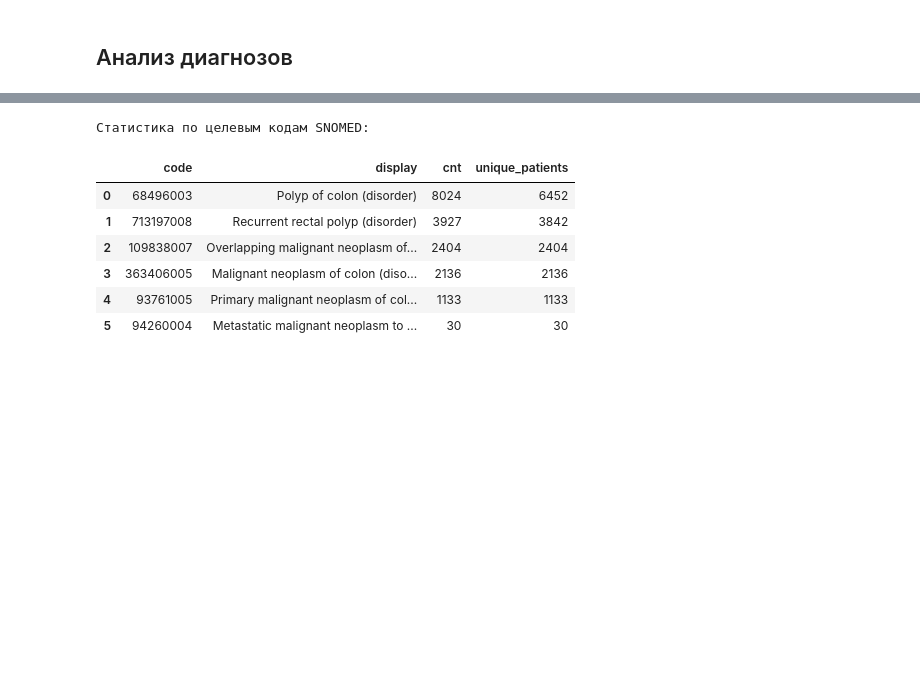
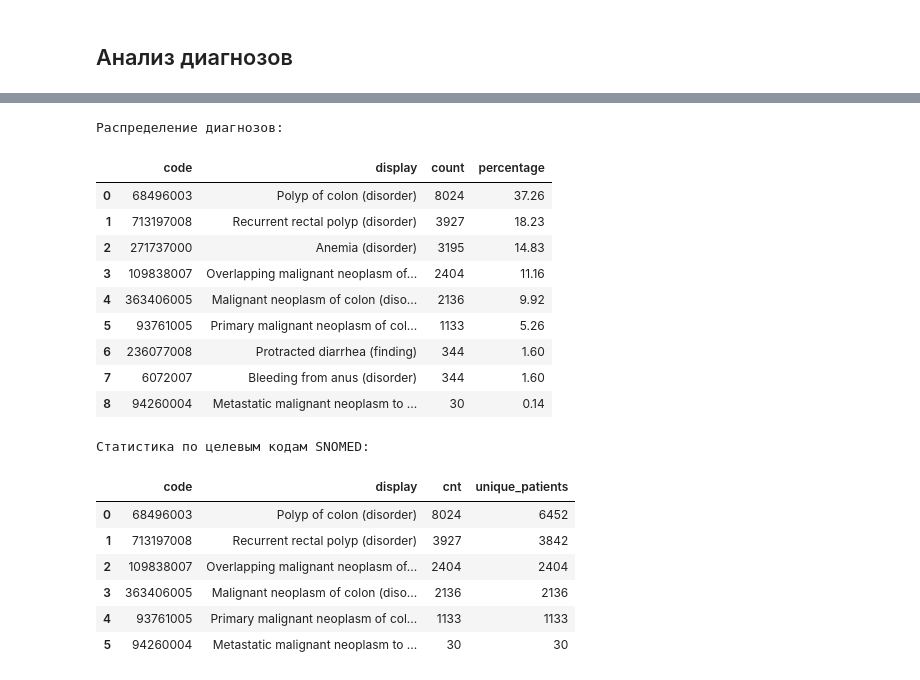
Before and after one commit to BalshowAndrew/oncology_fhir_analytics, a Jupyter notebook: notebooks/01_eda_clickhouse.ipynb, the cells around one changed output, grey strips where cells are left out. Saved outputs shown, nothing was run; the diff lists cells and outputs as text; code cells hidden in the pictures; blank space fills up the shorter version.

```diff
--- a/notebooks/01_eda_clickhouse.ipynb
+++ b/notebooks/01_eda_clickhouse.ipynb
@@ -82,2 +175,11 @@ plt.show()
 # %% [markdown]
 ## Анализ диагнозов
+# %%
+df_conditions = query_df("""
+SELECT
+    patient_id,
+    code,
+    display,
+FROM oncology.conditions
+""")
+df_conditions.head()
@@ -84 +193,19 @@ plt.show()
+# %%
+print("Распределение диагнозов:")
+condition_counts = df_conditions[['code','display']].value_counts().reset_index()
+total = condition_counts['count'].sum()
+condition_counts['percentage'] = (condition_counts['count'] / total * 100).round(2)
+condition_counts
+# %% [output]
+Распределение диагнозов:
+|  | code | display | count | percentage |
+| 0 | 68496003 | Polyp of colon (disorder) | 8024 | 37.26 |
+| 1 | 713197008 | Recurrent rectal polyp (disorder) | 3927 | 18.23 |
+| 2 | 271737000 | Anemia (disorder) | 3195 | 14.83 |
+| 3 | 109838007 | Overlapping malignant neoplasm of... | 2404 | 11.16 |
+| 4 | 363406005 | Malignant neoplasm of colon (diso... | 2136 | 9.92 |
+| 5 | 93761005 | Primary malignant neoplasm of col... | 1133 | 5.26 |
+| 6 | 236077008 | Protracted diarrhea (finding) | 344 | 1.60 |
+| 7 | 6072007 | Bleeding from anus (disorder) | 344 | 1.60 |
+| 8 | 94260004 | Metastatic malignant neoplasm to ... | 30 | 0.14 |
 # %%
```
Also changed, not shown: parts of 21 cells of this notebook, 6 other files.
